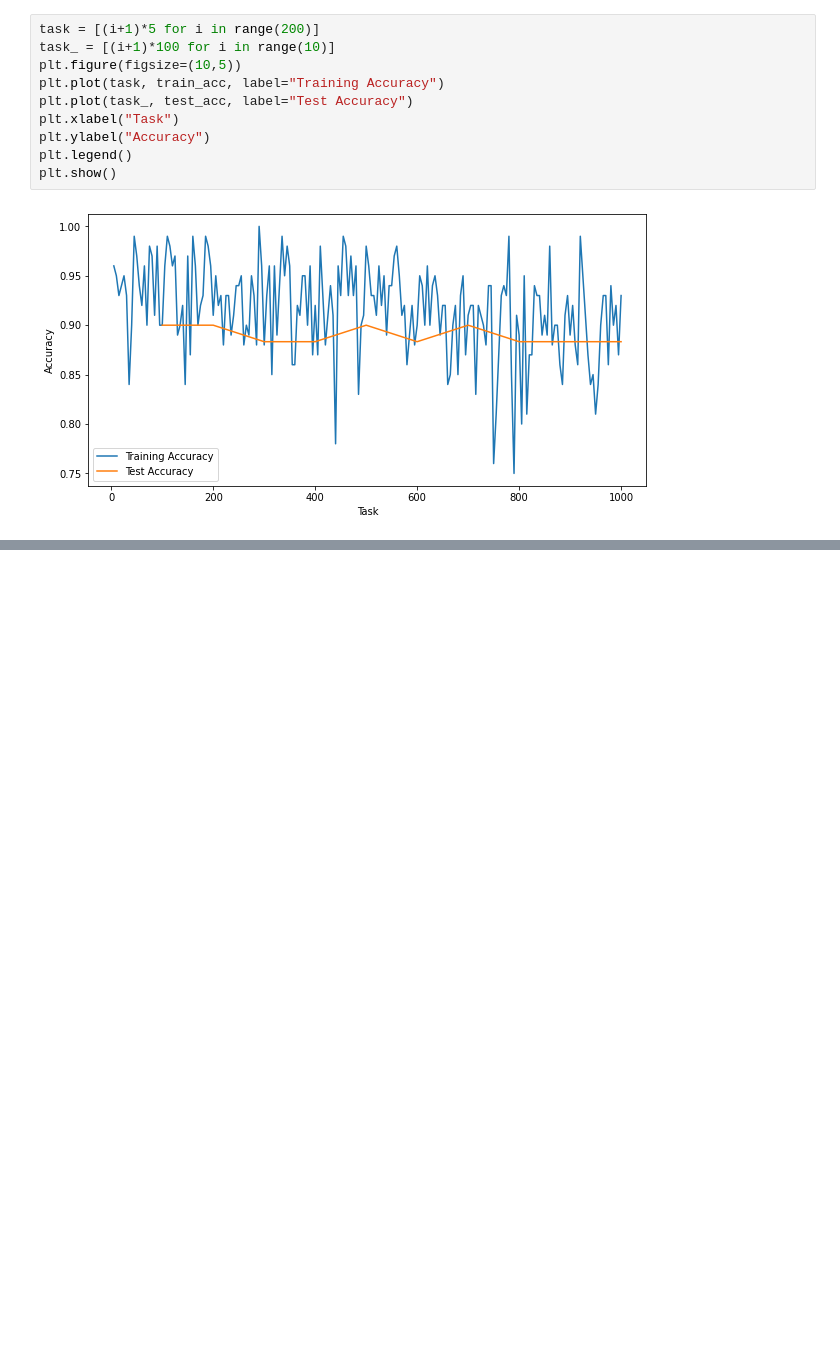
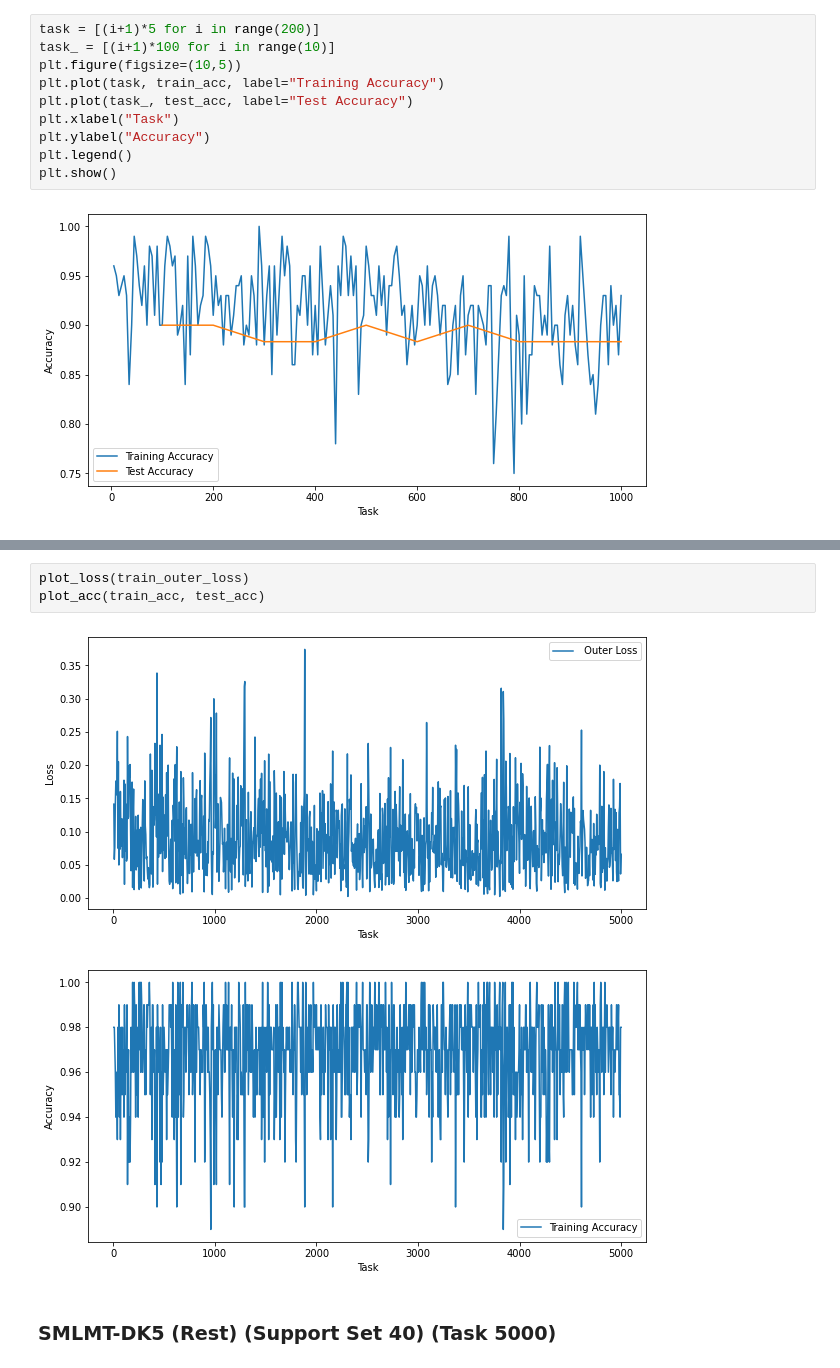
Before and after one commit to hjkim811/SMLMT-PyTorch, a Jupyter notebook: plot_results.ipynb, the cells around one changed output, grey strips where cells are left out. Cells and saved outputs as stored; diff of their text form; blank space fills up the shorter version.

```diff
--- a/plot_results.ipynb
+++ b/plot_results.ipynb
@@ -416,0 +447,8 @@ plt.show()
+# %%
+plot_loss(train_outer_loss)
+plot_acc(train_acc, test_acc)
+# %% [output]
+[figure, added]
+[figure, added]
+# %% [markdown]
+### SMLMT-DK5 (Rest) (Support Set 40) (Task 5000)
```
Also changed, not shown: parts of 11 cells of this notebook.
